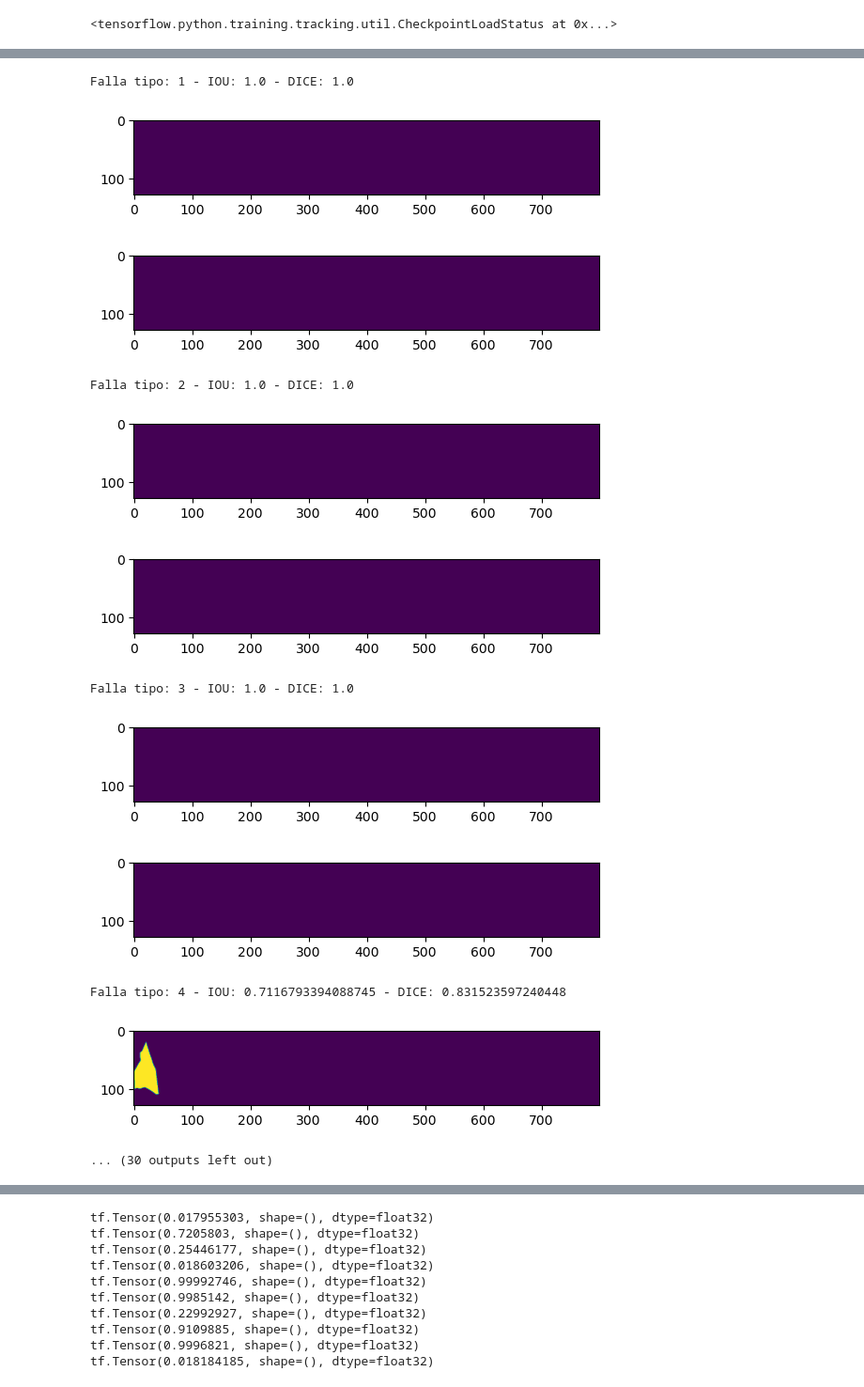
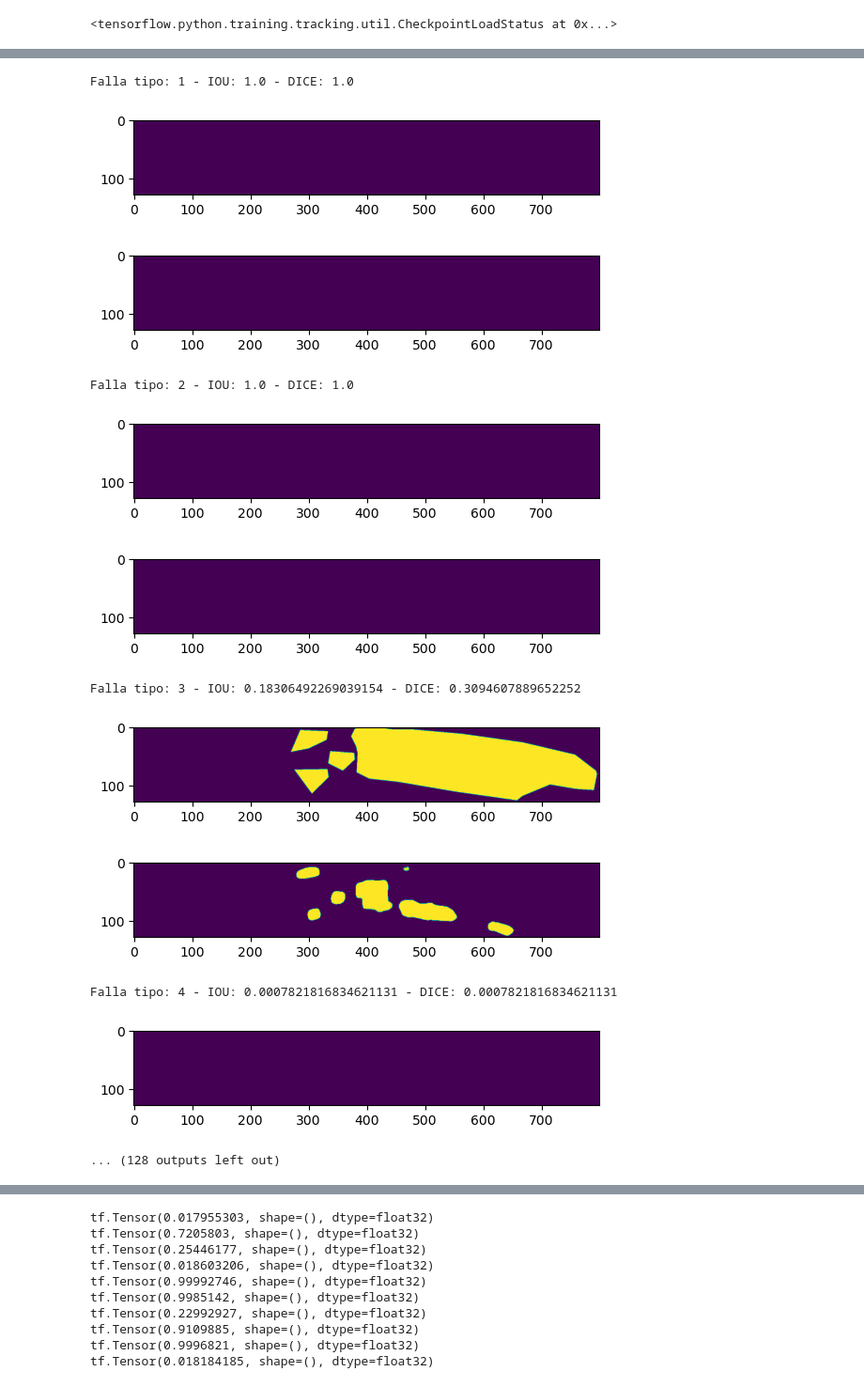
Before and after one commit to AguAcerbo/Carrera-de-Especializacion-en-IA, a Jupyter notebook: B3-Computer_Vision_2/TP Final v3/ResUnet-Inception-4-Sigmoid-revision_de_metricas.ipynb, the cells around one changed output, grey strips where cells are left out. Shown at 94% size. Drawn from its saved outputs; the diff is of its cells as text; code cells hidden in the pictures.

```diff
--- a/B3-Computer_Vision_2/TP Final v3/ResUnet-Inception-4-Sigmoid-revision_de_metricas.ipynb
+++ b/B3-Computer_Vision_2/TP Final v3/ResUnet-Inception-4-Sigmoid-revision_de_metricas.ipynb
@@ -443,13 +443,21 @@ model2.save_weights('./weights/resUnetInception4Sigmoid_5epocas_v1/resUnetIncept
 # %%
 test_generator = data_generator(x_test,batch_size=1)
 
-for i in range(3):
+iou_total = 0
+iou_keras_total = 0
+dice_total = 0
+
+for i in range(10):
     data_test = next(test_generator)
     prediction=model2.predict(data_test[0])
     plt.imshow(data_test[0][0],cmap='gray', vmin=0, vmax=1)
     plt.show()
+
     iou = 0
     dice_1 = 0
+
+    y_pred_keras = []
+    y_true_keras = []
     for j in range(data_test[1][0].shape[2]):
         y_true = data_test[1][0][:,:,j]
         y_pred = prediction[0][:,:,j]
@@ -464,11 +472,25 @@ for i in range(3):
         plt.imshow(y_pred)
         plt.show()
 
+        y_pred_keras.append(y_pred)
+        y_true_keras.append(y_true)
+
     print(f"Mean IOU: {iou/4}")
     print(f"Mean DICE: {dice_1/4}")
 
     m = tf.keras.metrics.MeanIoU(num_classes=4)
-    m.update_state([data_test[1][0][:,:,0], data_test[1][0][:,:,1], data_test[1][0][:,:,2], data_test[1][0][:,:,3]],
-                    [prediction[0][:,:,0], prediction[0][:,:,1], prediction[0][:,:,2], prediction[0][:,:,3]]).numpy()
+    m.update_state(y_true_keras, y_pred_keras).numpy()
+    #m.update_state([data_test[1][0][:,:,0], data_test[1][0][:,:,1], data_test[1][0][:,:,2], data_test[1][0][:,:,3]],
+    #                [prediction[0][:,:,0], prediction[0][:,:,1], prediction[0][:,:,2], prediction[0][:,:,3]]).numpy()
     print(f"Keras-IOU: {m.result().numpy()}")
+
+
+    iou_total += iou/4
+    iou_keras_total += dice_1/4
+    dice_total += m.result().numpy()
+
+print()
+print(f"Mean IOU Total: {iou_total/10}")
+print(f"Mean DICE Total: {dice_total/10}")
+print(f"Keras-IOU Total: {iou_keras_total/10}")
 # %% [output]
@@ -476,12 +498,12 @@ for i in range(3):
 Falla tipo: 1 - IOU: 1.0 - DICE: 1.0
 [figure]
 [figure]
 Falla tipo: 2 - IOU: 1.0 - DICE: 1.0
 [figure]
 [figure]
-Falla tipo: 3 - IOU: 1.0 - DICE: 1.0
+Falla tipo: 3 - IOU: 0.18306492269039154 - DICE: 0.3094607889652252
-[figure, old version]
+[figure, new version]
-[figure, old version]
+[figure, new version]
-Falla tipo: 4 - IOU: 0.7116793394088745 - DICE: 0.831523597240448
+Falla tipo: 4 - IOU: 0.0007821816834621131 - DICE: 0.0007821816834621131
-[figure, old version]
+[figure, new version]
-... (30 outputs left out)
+... (128 outputs left out)
```
Also changed, not shown: parts of 14 cells of this notebook.
